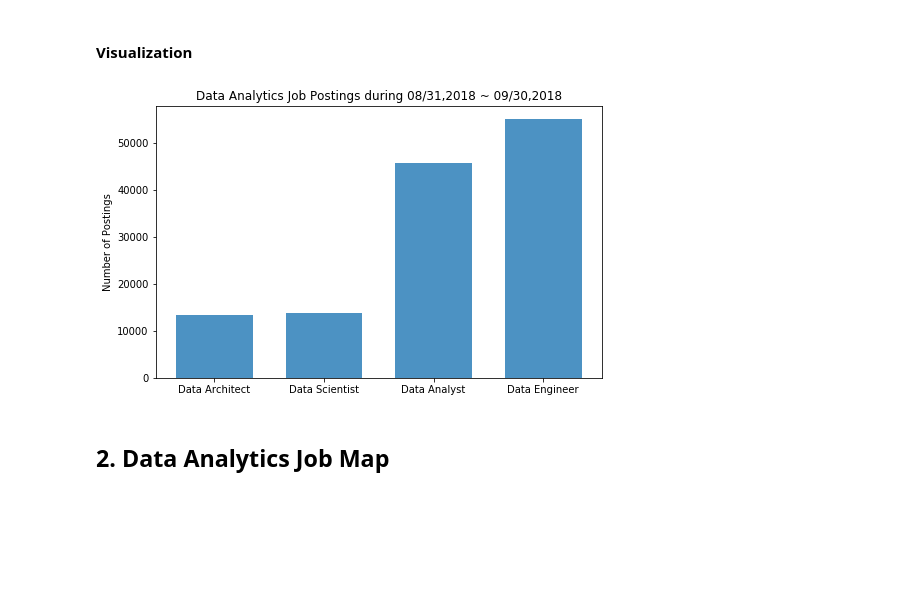
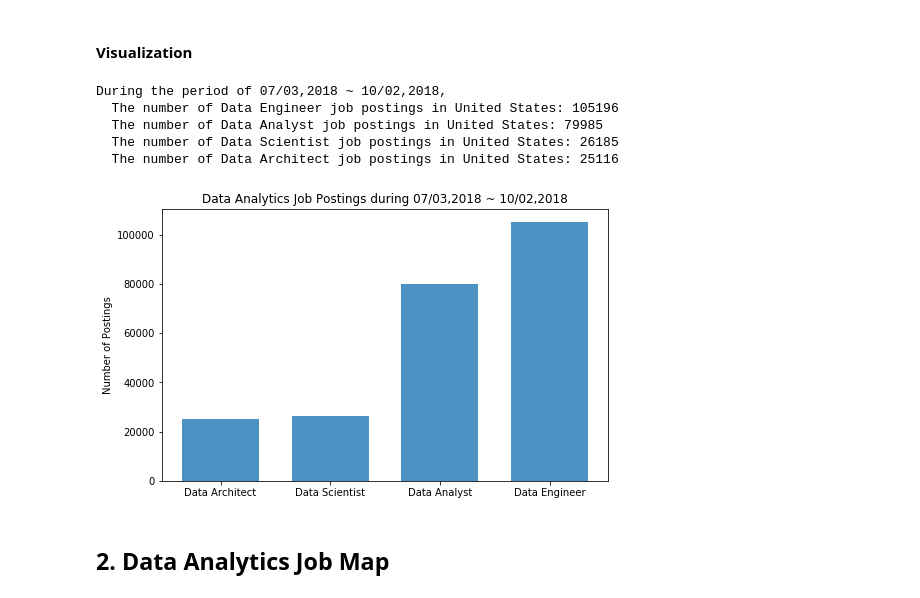
Before and after one commit to jiyong-park/Data-Analytics-Job-Index, a Jupyter notebook: Data Analytics Job Index.ipynb, the cells around one changed output. Cells and saved outputs as stored; diff of their text form; code cells hidden in the pictures; blank space fills up the shorter version.

```diff
--- a/Data Analytics Job Index.ipynb
+++ b/Data Analytics Job Index.ipynb
@@ -51,7 +51,7 @@ def get_soup(url):
 #### Define time window
 # %%
 # Jobs posted within past __ days
-time_window = 30
+time_window = 91
 
 now = datetime.now()
 before = now - timedelta(days=time_window)
@@ -103,19 +103,31 @@ for keyword in list_of_keyword:
 # %% [markdown]
 #### Visualization
 # %%
-keywords = sorted(keyword_job, key=keyword_job.__getitem__, reverse=True)[::-1]
+keywords = sorted(keyword_job, key=keyword_job.__getitem__, reverse=True)
 y_pos = np.arange(len(keywords))
-count = sorted(keyword_job.values(), reverse=True)[::-1]
+count = sorted(keyword_job.values(), reverse=True)
+
+print('During the period of {}, '.format(query_period))
+for j in range(len(keywords)):
+    print('  The number of {} job postings in {}: {}'.format(keywords[j],location, count[j]))
+
+keywords = keywords[::-1]
+count = count[::-1]
 
 plt.rcParams['figure.figsize'] = (8,5)
 plt.bar(y_pos, count, align='center', width=0.7, alpha=0.8)
 plt.xticks(y_pos, keywords)
 plt.ylabel('Number of Postings')
 plt.title('Data Analytics Job Postings during {}'.format(query_period))
 
 plt.show()
 # %% [output]
+During the period of 07/03,2018 ~ 10/02,2018,
+  The number of Data Engineer job postings in United States: 105196
+  The number of Data Analyst job postings in United States: 79985
+  The number of Data Scientist job postings in United States: 26185
+  The number of Data Architect job postings in United States: 25116
-[figure, old version]
+[figure, new version]
 # %% [markdown]
 ## 2. Data Analytics Job Map
 # %% [markdown]
```
Also changed, not shown: parts of 20 cells of this notebook.
